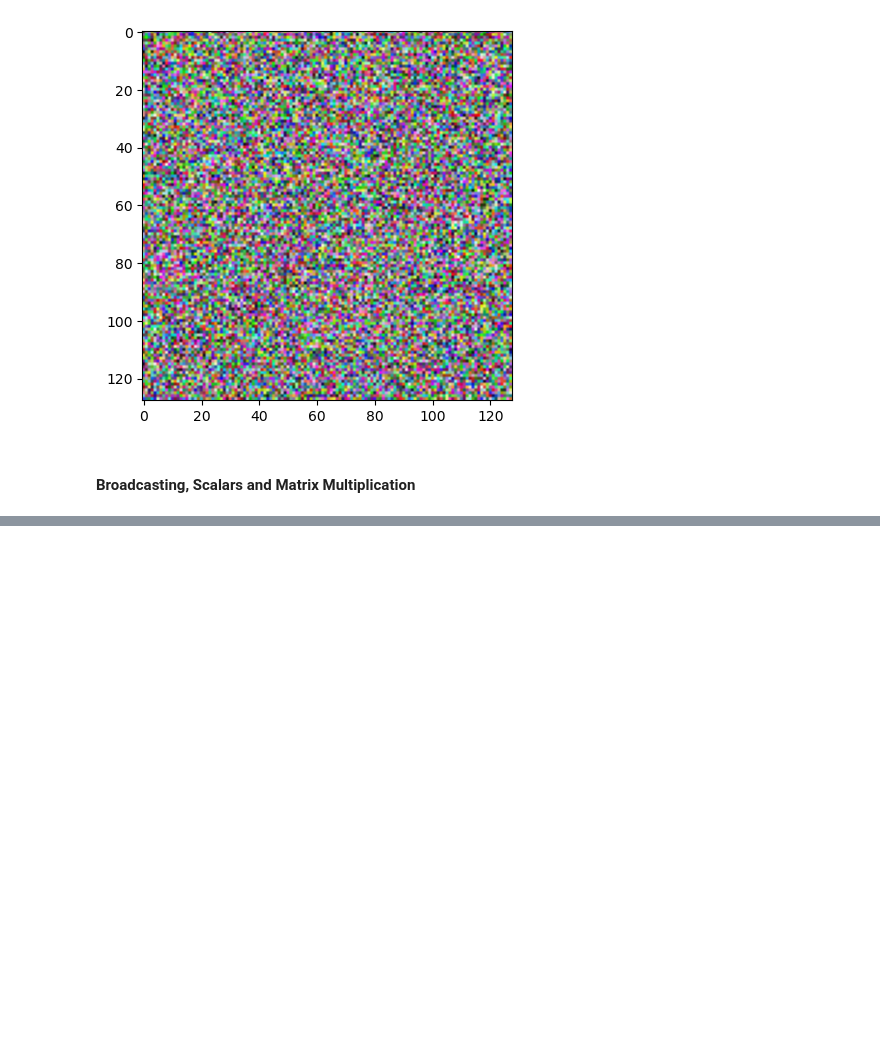
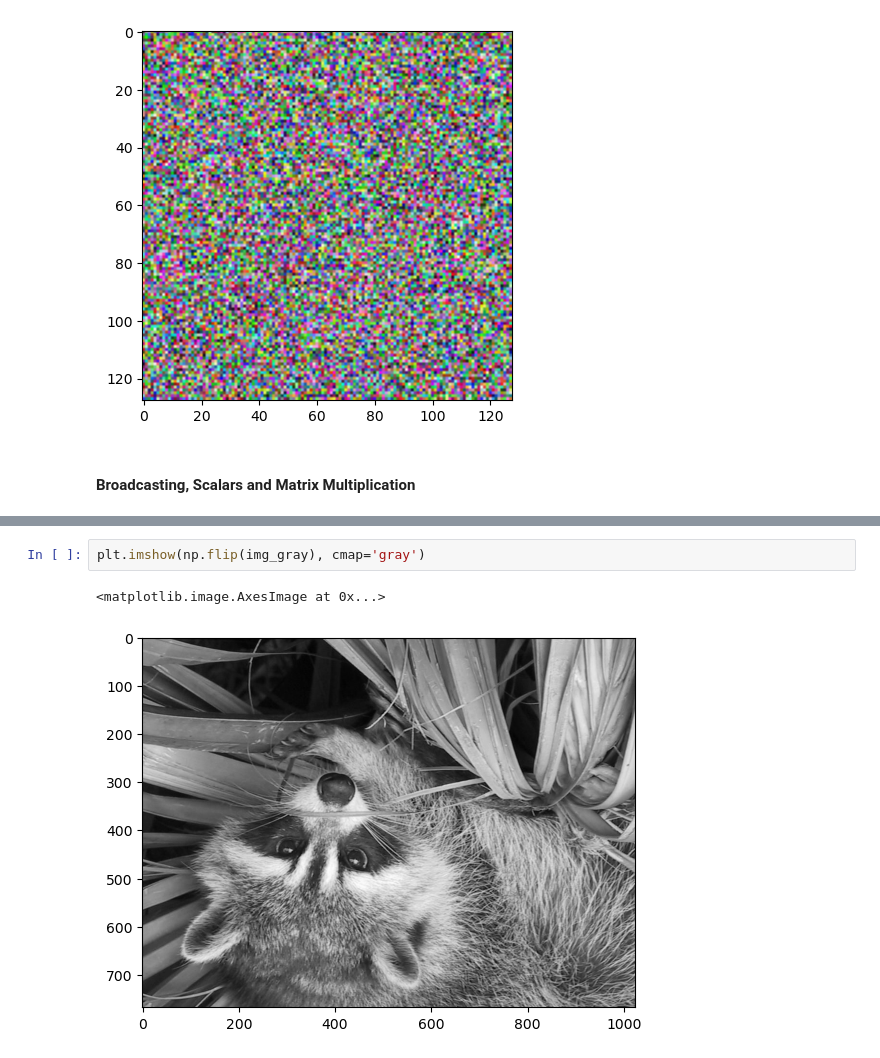
Before and after one commit to Chepngeno-langat/DS-projects, a Jupyter notebook: Computation with NumPy (start)/computations with numpy.ipynb, the cells around one changed output, grey strips where cells are left out. Drawn from its saved outputs; the diff is of its cells as text; blank space fills up the shorter version.

```diff
--- a/Computation with NumPy (start)/computations with numpy.ipynb
+++ b/Computation with NumPy (start)/computations with numpy.ipynb
@@ -94,0 +159,5 @@ plt.imshow(noise)
+# %%
+plt.imshow(np.flip(img_gray), cmap='gray')
+# %% [output]
+<matplotlib.image.AxesImage at 0x...>
+[figure, added]
```
Also changed, not shown: parts of 29 cells of this notebook, 1 other file.
